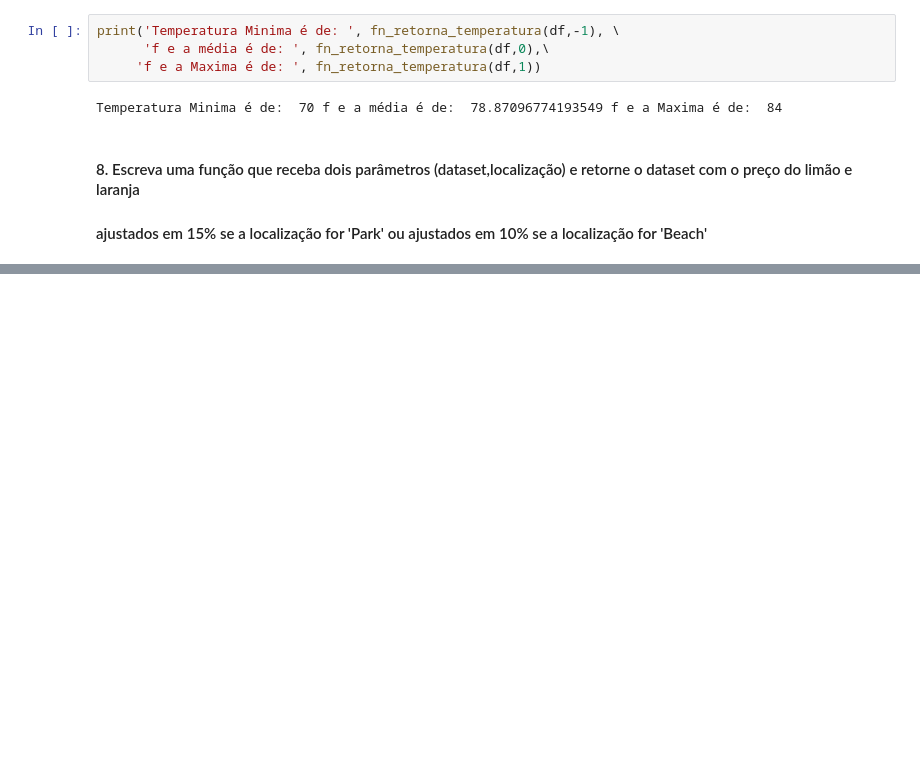
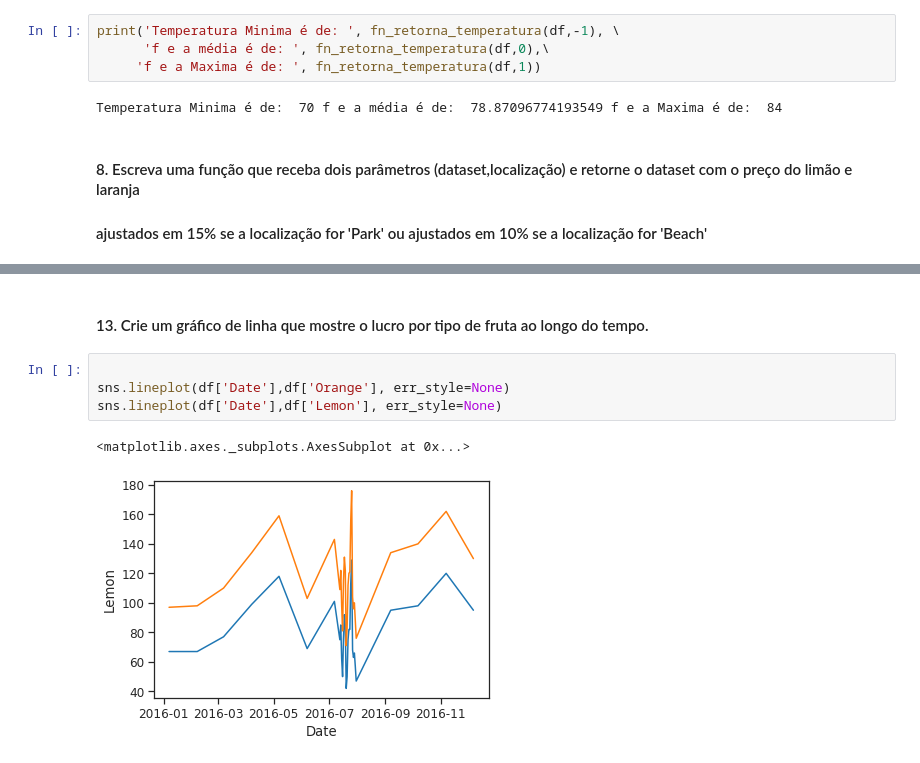
Before and after one commit to EduSLima/Python_06IA, a Jupyter notebook: TrabalhoFinal/EduardoLima_334304.ipynb, the cells around one changed output, grey strips where cells are left out. Saved outputs shown, nothing was run; the diff lists cells and outputs as text; blank space fills up the shorter version.

```diff
--- a/TrabalhoFinal/EduardoLima_334304.ipynb
+++ b/TrabalhoFinal/EduardoLima_334304.ipynb
@@ -109,0 +212,9 @@ def fn_retorna_preco_localizacao(df_dados, nm_locale):
+# %% [markdown]
+#### 13. Crie um gráfico de linha que mostre o lucro por tipo de fruta ao longo do tempo.
+# %%
+
+sns.lineplot(df['Date'],df['Orange'], err_style=None)
+sns.lineplot(df['Date'],df['Lemon'], err_style=None)
+# %% [output]
+<matplotlib.axes._subplots.AxesSubplot at 0x...>
+[figure, added]
```
Also changed, not shown: parts of 24 cells of this notebook, 10 other files.
